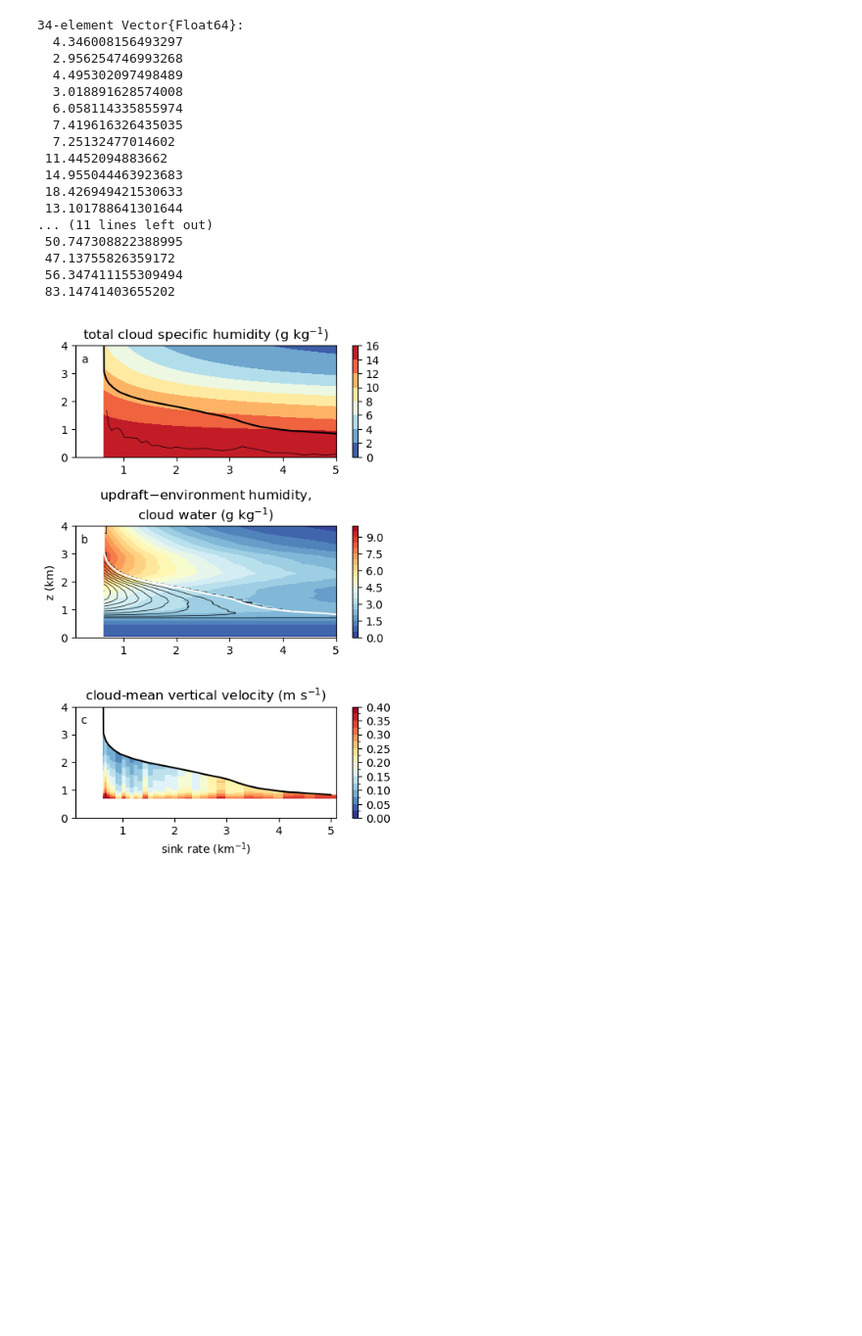
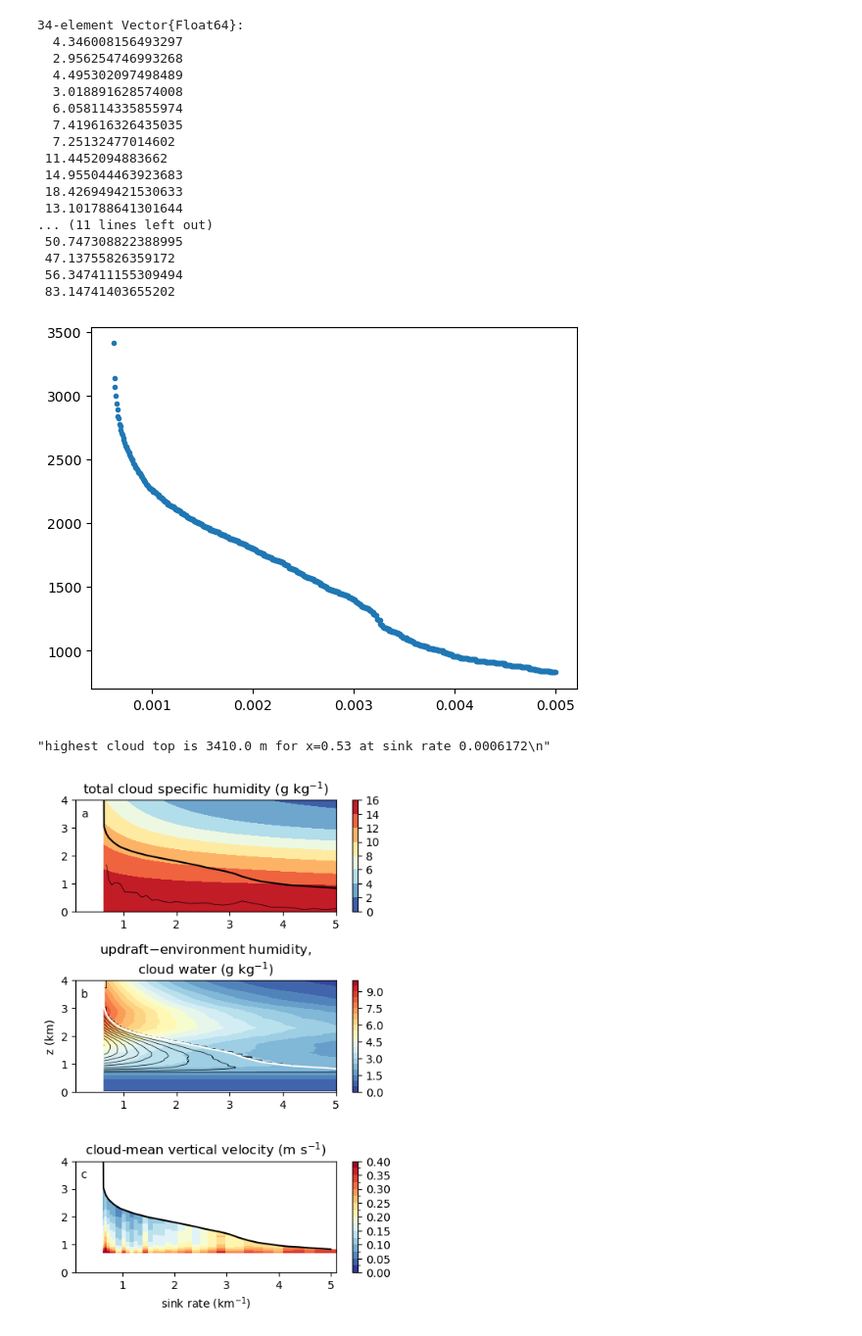
Before and after one commit to deszoeke/trade-cu-model, a Jupyter notebook: src/julia/flux-model.ipynb, the cells around one changed output. Shown at 98% size. Cells and saved outputs as stored; diff of their text form; code cells hidden in the pictures; blank space fills up the shorter version.

Commit message:
cranktop refines cloud top

```diff
--- a/src/julia/flux-model.ipynb
+++ b/src/julia/flux-model.ipynb
@@ -1030,4 +1030,58 @@ da_dsink = da_dh_to_sink .* -dh_dsink[ii]
  47.13755826359172
  56.347411155309494
  83.14741403655202
+# %%
+# refine cloud top for x=0.53
+
+# nx = 500
+# pcp_effic = range(0, 1, length=nx) #0:0.005:0.9         # precipitation efficiency
+# nz = length(z)
+ns = 600
+# tot_sink = (1 .+tanh.(range(-8*pi, 0, length=ns))) .* (5e-3 - 1e-4) .+ 1e-4
+tot_sink = range(6.1716e-4, 5e-3, length=ns) # min tuned for x=0.53 to get the highest possible cloud top
+x = 0.53
+
+function cranktop(tot_sink=tot_sink; x=x)
+    qtc  = Array{ Union{Missing, Float64},3}(missing, nz, ns)
+    Fcld = Array{ Union{Missing, Float64},3}(missing, nz, ns)
+    Fp   = Array{ Union{Missing, Float64},3}(missing, nz, ns)
+    Pcb  = Matrix{Union{Missing, Float64}}(missing, ns)
+    ztop = Vector{Union{Missing, Float64}}(missing, ns)
+    # zmin = Matrix{Union{Missing, Float64}}(missing, ns)
+    ff   = Vector{Union{Missing, Float64}}(missing, nz)
+
+    ix = findfirst( pcp_effic .>= x)
+    qtilde = q_tilde(qm, qs, x) # depends on precipitation efficiency
+    for ia in eachindex(tot_sink)
+        ae = tot_sink[ia]
+        # compute clouds
+        qt = q_total(dz*ae, x, qs, qm; i0=icb, qt0=qcb)
+        ql = max.(0, qt.-qs)
+        itop = findcloudtop(ql)
+        ztop[ia] = z[itop] # ztop can be up to 20 km
+        if !isnothing(itop) && !deep_cloud(ql,z)
+            qtc[:,ia] .= qt
+            fill!(ff, F2z[itop]) # use uniform flux for the experiment's cloud top height
+            Fp[:,ia] .= -precipflux_down( x, ae, ff, ql, qt, qm, istart=itop, icb=icb )
+            Pcb[ia] = -Fp[icb,ia]
+            # cloud updraft flux
+            Fcld[:,ia] .= -Fp[:,ia] .+ F2z[itop]
+            # cloud        = -precip         eddy
+        end
+    end
+    ztop, Fcld, Fp
+end
+
+zt53, Fcld53, Fp53 = cranktop(tot_sink; x=0.53)
+# any(x->!ismissing(x), zt) # true!
+plot(tot_sink, zt53, marker=".", linestyle="none")
+"""
+highest cloud top is \
+$(round(maximum(skipmissing(zt53)), digits=0)) m \
+for x=$(x) at sink rate \
+$(round(tot_sink[argmax(skipmissing(zt53))], sigdigits=4))\
+"""
+# %% [output]
+[figure, added]
+"highest cloud top is 3410.0 m for x=0.53 at sink rate 0.0006172\n"
 # %%
```
Also changed, not shown: parts of 8 cells of this notebook.
